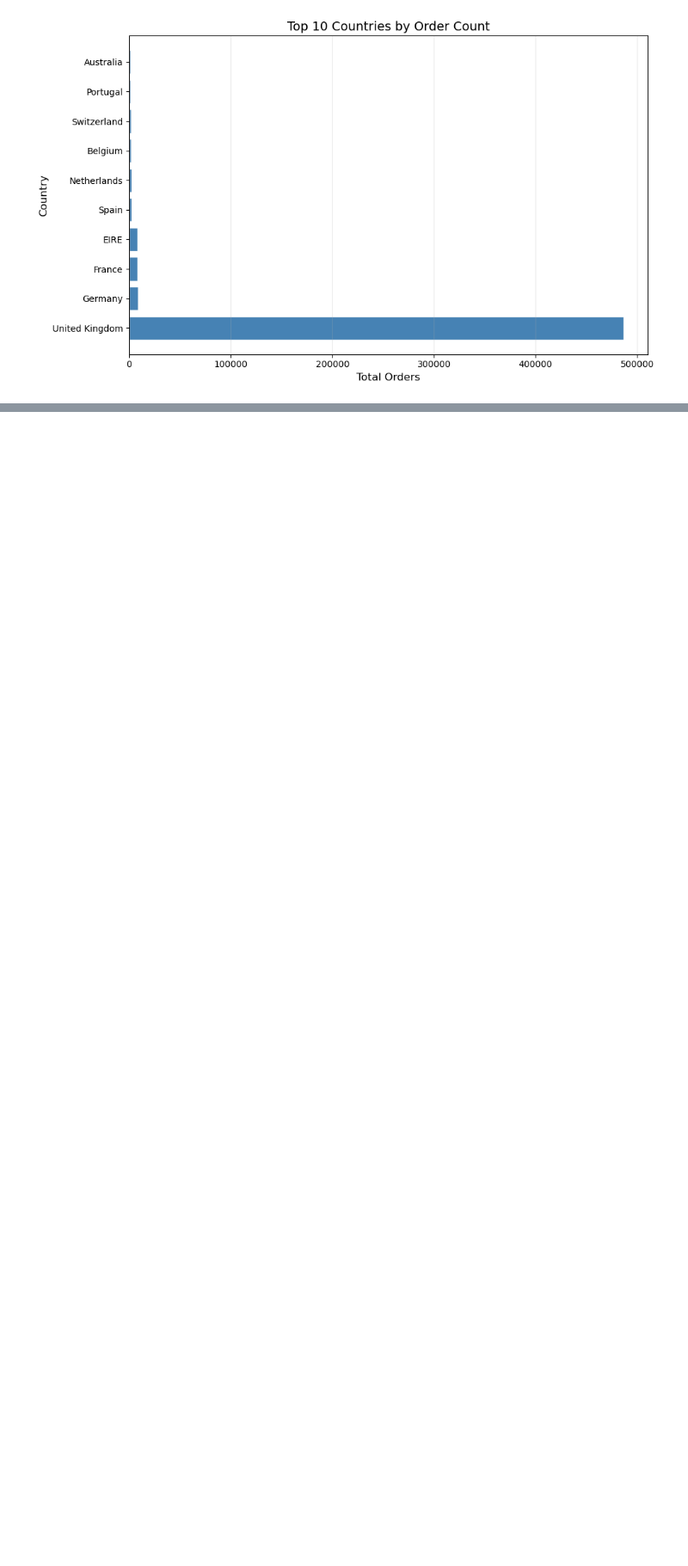
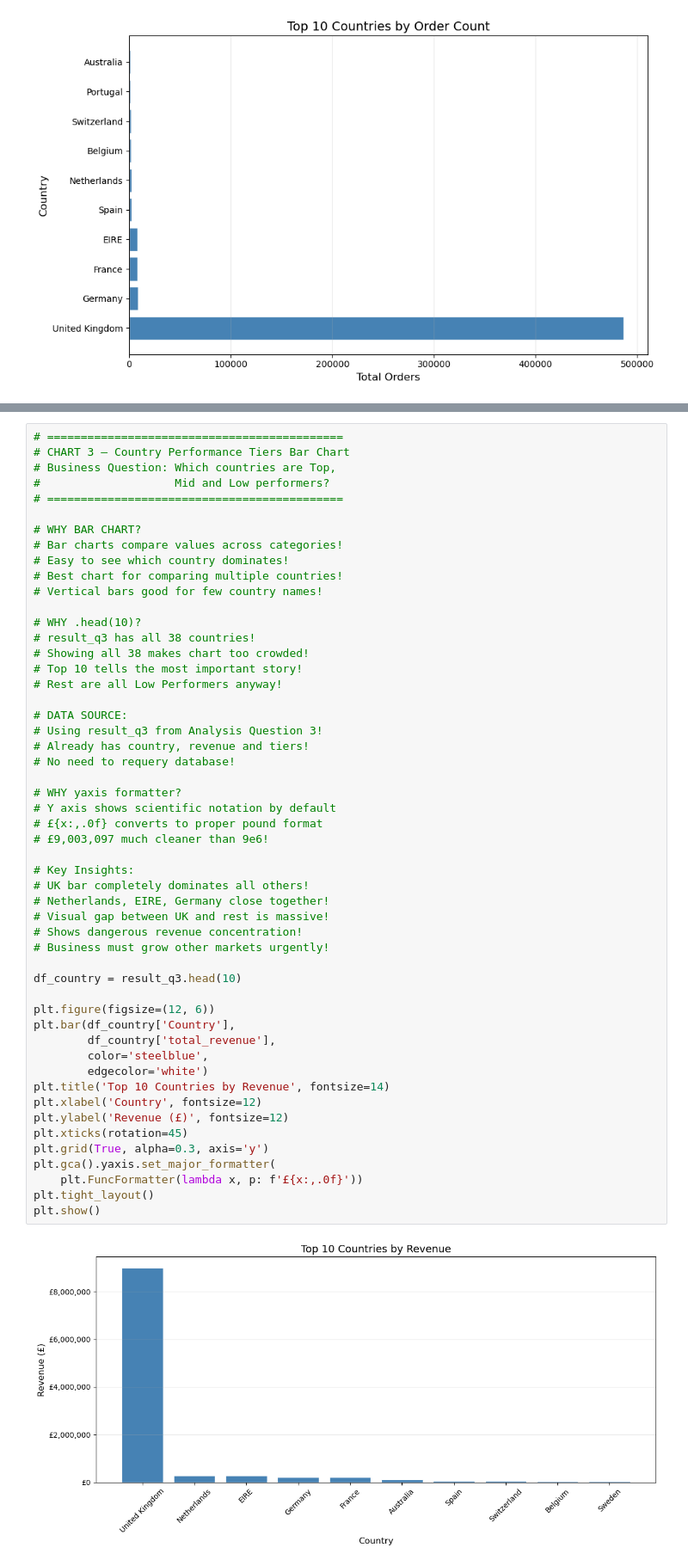
Before and after one commit to Danammadhunika/ml-journey, a Jupyter notebook: project_03_ecommerce_sql/notebooks/ecommerce_sql_analysis.ipynb, the cells around one changed output, grey strips where cells are left out. Shown at 86% size. Cells and saved outputs as stored; diff of their text form; blank space fills up the shorter version.

```diff
--- a/project_03_ecommerce_sql/notebooks/ecommerce_sql_analysis.ipynb
+++ b/project_03_ecommerce_sql/notebooks/ecommerce_sql_analysis.ipynb
@@ -2803,0 +3226,54 @@ plt.show()
+# %%
+# ============================================
+# CHART 3 — Country Performance Tiers Bar Chart
+# Business Question: Which countries are Top,
+#                    Mid and Low performers?
+# ============================================
+
+# WHY BAR CHART?
+# Bar charts compare values across categories!
+# Easy to see which country dominates!
+# Best chart for comparing multiple countries!
+# Vertical bars good for few country names!
+
+# WHY .head(10)?
+# result_q3 has all 38 countries!
+# Showing all 38 makes chart too crowded!
+# Top 10 tells the most important story!
+# Rest are all Low Performers anyway!
+
+# DATA SOURCE:
+# Using result_q3 from Analysis Question 3!
+# Already has country, revenue and tiers!
+# No need to requery database!
+
+# WHY yaxis formatter?
+# Y axis shows scientific notation by default
+# £{x:,.0f} converts to proper pound format
+# £9,003,097 much cleaner than 9e6!
+
+# Key Insights:
+# UK bar completely dominates all others!
+# Netherlands, EIRE, Germany close together!
+# Visual gap between UK and rest is massive!
+# Shows dangerous revenue concentration!
+# Business must grow other markets urgently!
+
+df_country = result_q3.head(10)
+
+plt.figure(figsize=(12, 6))
+plt.bar(df_country['Country'],
+        df_country['total_revenue'],
+        color='steelblue',
+        edgecolor='white')
+plt.title('Top 10 Countries by Revenue', fontsize=14)
+plt.xlabel('Country', fontsize=12)
+plt.ylabel('Revenue (£)', fontsize=12)
+plt.xticks(rotation=45)
+plt.grid(True, alpha=0.3, axis='y')
+plt.gca().yaxis.set_major_formatter(
+    plt.FuncFormatter(lambda x, p: f'£{x:,.0f}'))
+plt.tight_layout()
+plt.show()
+# %% [output]
+[figure, added]
```
Also changed, not shown: parts of 7 cells of this notebook, 1 other file.
